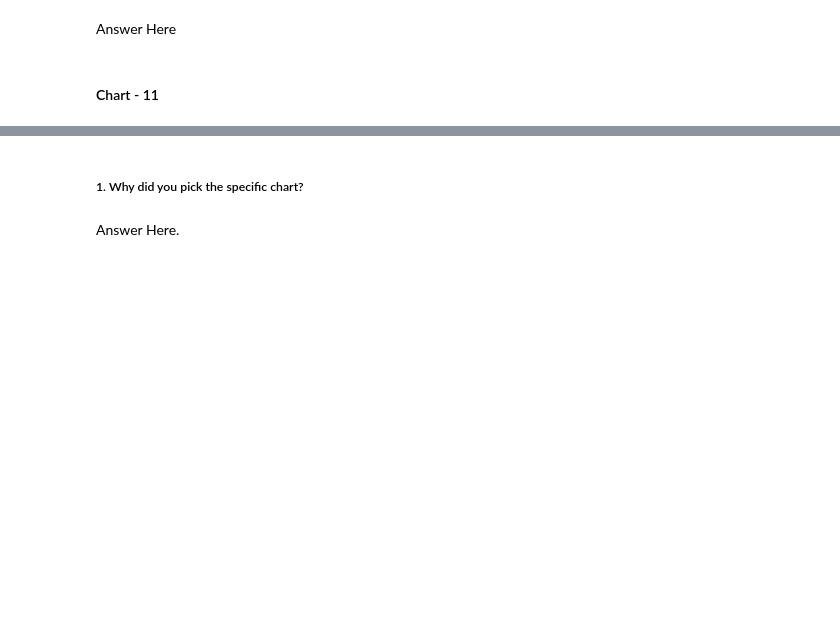
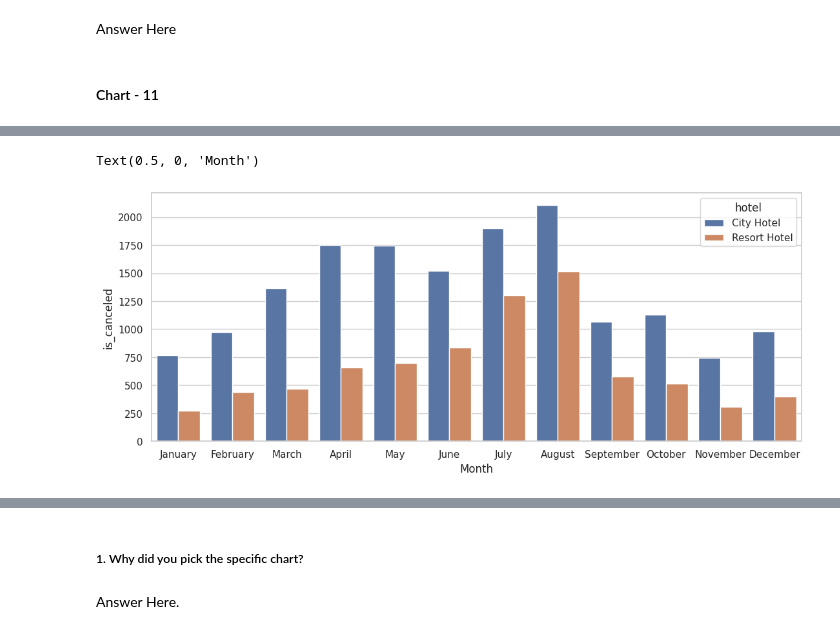
Before and after one commit to Praveen190-jap/Booking.com---Hotel-Booking-Analysis, a Jupyter notebook: Copy_of_Sample_EDA_Submission_Template.ipynb, the cells around one changed output, grey strips where cells are left out. Drawn from its saved outputs; the diff is of its cells as text; code cells hidden in the pictures; blank space fills up the shorter version.

```diff
--- a/Copy_of_Sample_EDA_Submission_Template.ipynb
+++ b/Copy_of_Sample_EDA_Submission_Template.ipynb
@@ -541,4 +839,8 @@ d.head()
 # %%
 plt.figure(figsize=(13,5))
-sns.barplot(x='arrival_month', y='is_canceled',hue='hotel', data=d)
+months = ["January", "February", "March", "April", "May", "June", "July", "August", "September", "October", "November", "December"]
+sns.barplot(x='arrival_month', y='is_canceled',hue='hotel',order=months, data=d)
 plt.xlabel("Month")
+# %% [output]
+Text(0.5, 0, 'Month')
+[figure, added]
```
Also changed, not shown: parts of 68 cells of this notebook.
